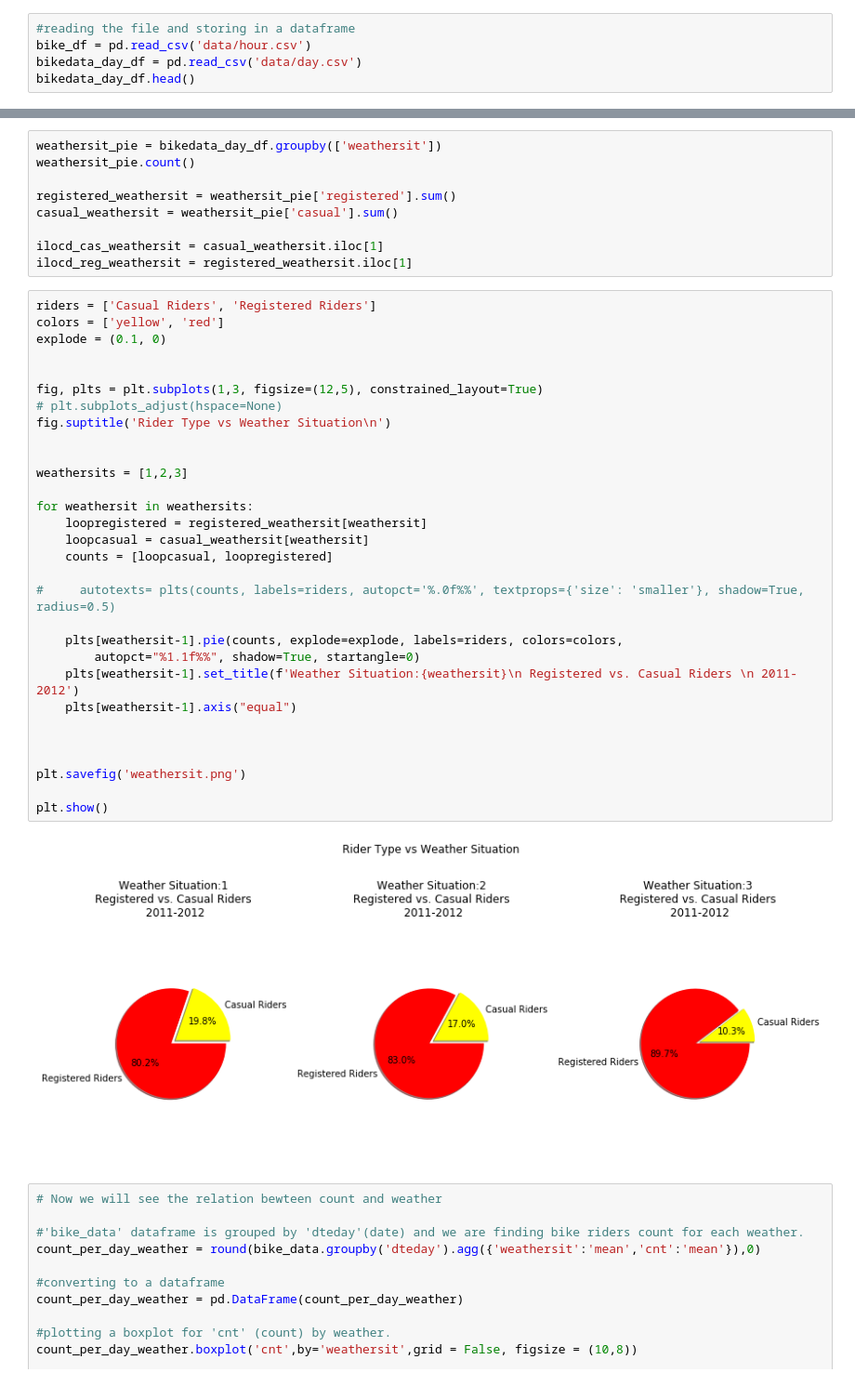
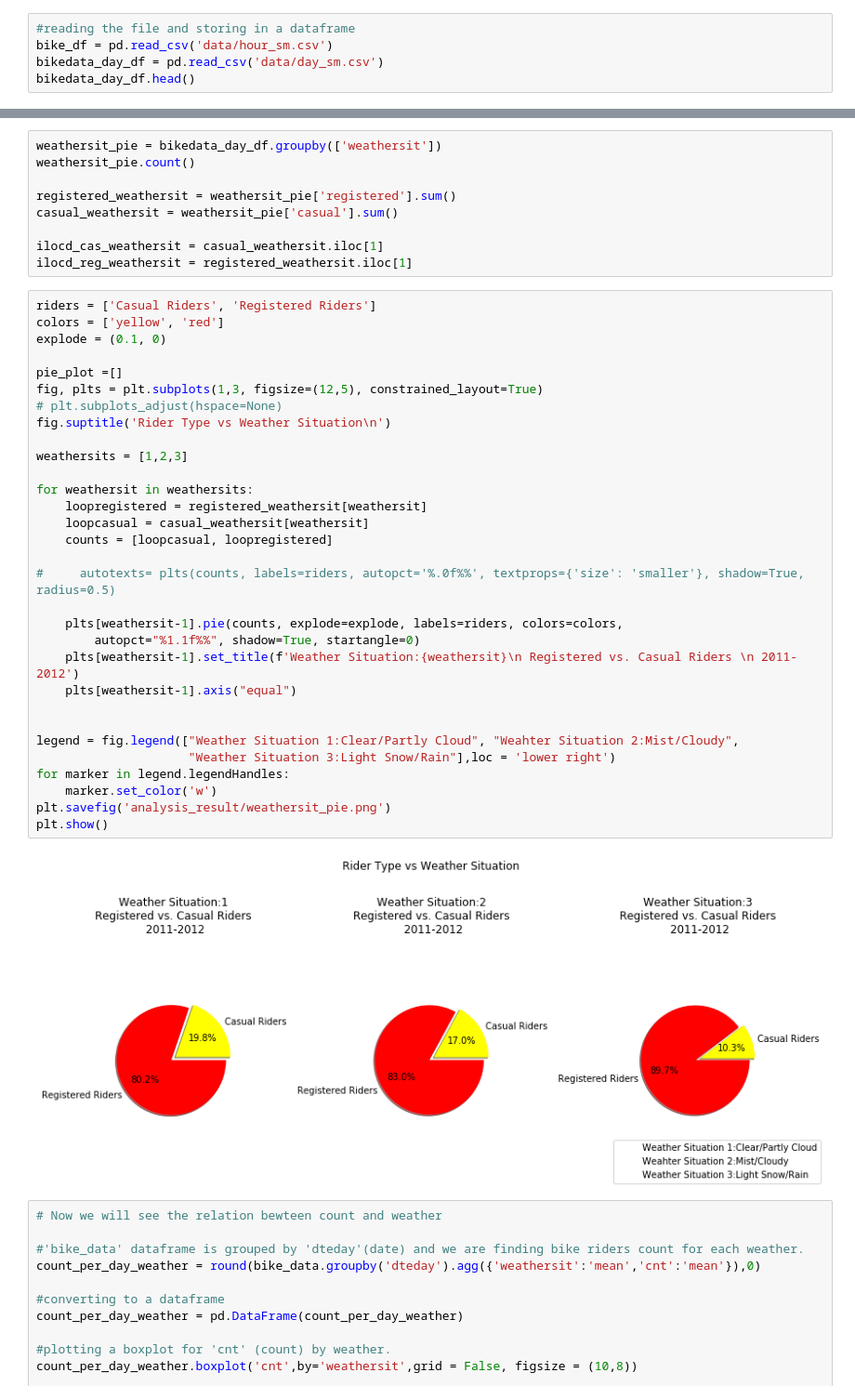
Before and after one commit to Sasmita28/Bike-Share-Analysis, a Jupyter notebook: project_one_bike_sharing_final.ipynb, the cells around one changed output, grey strips where cells are left out. Shown: that part at 93% size. Saved outputs shown, nothing was run; the diff lists cells and outputs as text.

```diff
--- a/project_one_bike_sharing.ipynb
+++ b/project_one_bike_sharing_final.ipynb
@@ -9,8 +9,8 @@ from scipy.stats import linregress
 %matplotlib inline
 # %%
 #reading the file and storing in a dataframe
-bike_df = pd.read_csv('data/hour.csv')
-bikedata_day_df = pd.read_csv('data/day.csv')
+bike_df = pd.read_csv('data/hour_sm.csv')
+bikedata_day_df = pd.read_csv('data/day_sm.csv')
 bikedata_day_df.head()
 # %% [output]
 |  | instant | dteday | season | yr | mnth | holiday | weekday | workingday | weathersit | temp | ... |
@@ -151,35 +151,36 @@ ilocd_reg_weathersit = registered_weathersit.iloc[1]
 # %%
 riders = ['Casual Riders', 'Registered Riders']
 colors = ['yellow', 'red']
 explode = (0.1, 0)
 
-
+pie_plot =[]
 fig, plts = plt.subplots(1,3, figsize=(12,5), constrained_layout=True)
 # plt.subplots_adjust(hspace=None)
 fig.suptitle('Rider Type vs Weather Situation\n')
-
 
 weathersits = [1,2,3]
 
 for weathersit in weathersits:
     loopregistered = registered_weathersit[weathersit]
     loopcasual = casual_weathersit[weathersit]
     counts = [loopcasual, loopregistered]
 
 #     autotexts= plts(counts, labels=riders, autopct='%.0f%%', textprops={'size': 'smaller'}, shadow=True, radius=0.5)
 
     plts[weathersit-1].pie(counts, explode=explode, labels=riders, colors=colors,
         autopct="%1.1f%%", shadow=True, startangle=0)
     plts[weathersit-1].set_title(f'Weather Situation:{weathersit}\n Registered vs. Casual Riders \n 2011-2012')
     plts[weathersit-1].axis("equal")
 
 
-
-plt.savefig('weathersit.png')
-
+legend = fig.legend(["Weather Situation 1:Clear/Partly Cloud", "Weahter Situation 2:Mist/Cloudy",
+                     "Weather Situation 3:Light Snow/Rain"],loc = 'lower right')
+for marker in legend.legendHandles:
+    marker.set_color('w')
+plt.savefig('analysis_result/weathersit_pie.png')
 plt.show()
 # %% [output]
-[figure, old version]
+[figure, new version]
 # %%
 # Now we will see the relation bewteen count and weather
 
```
Also changed, not shown: parts of 2 cells of this notebook.
